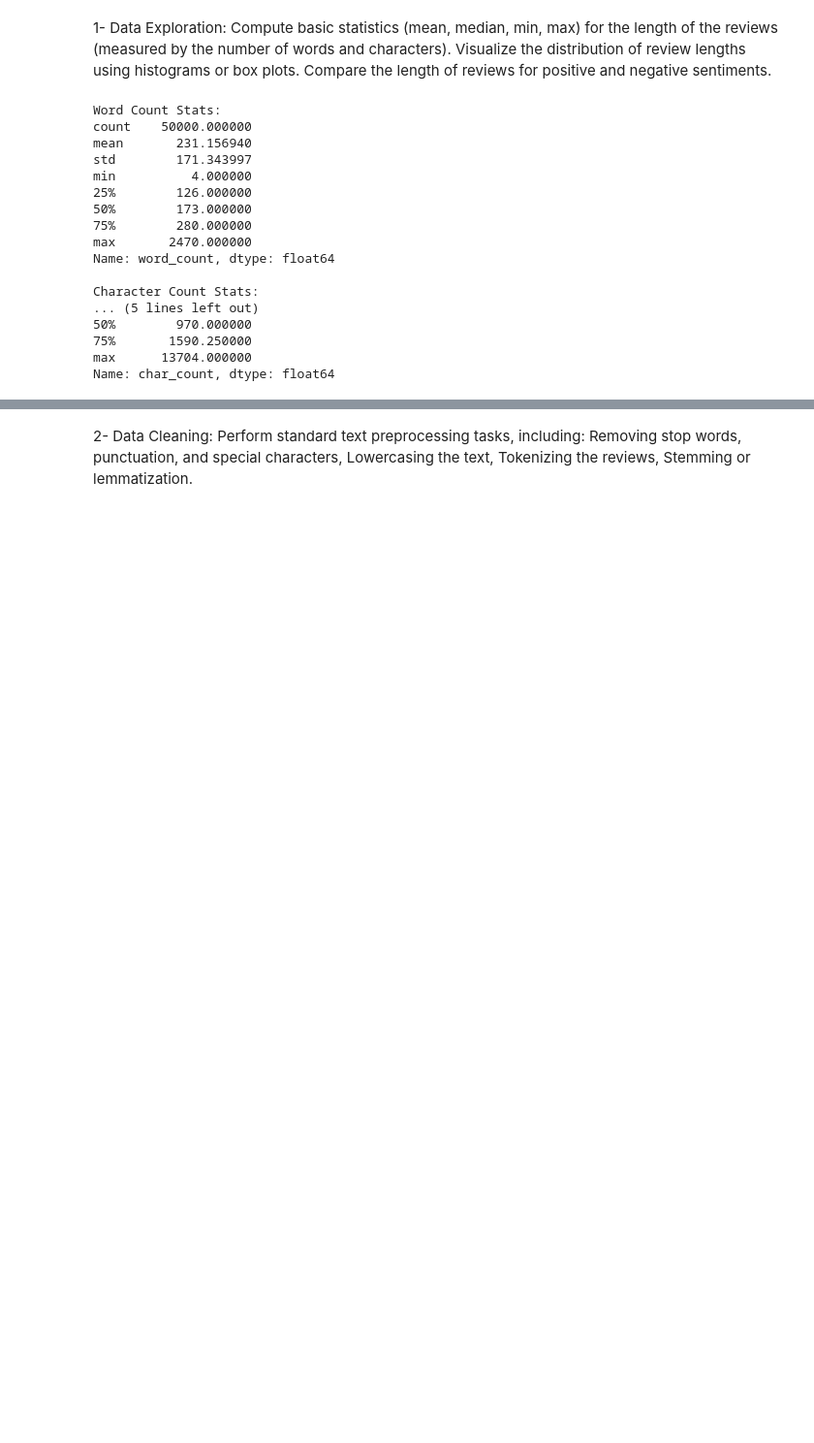
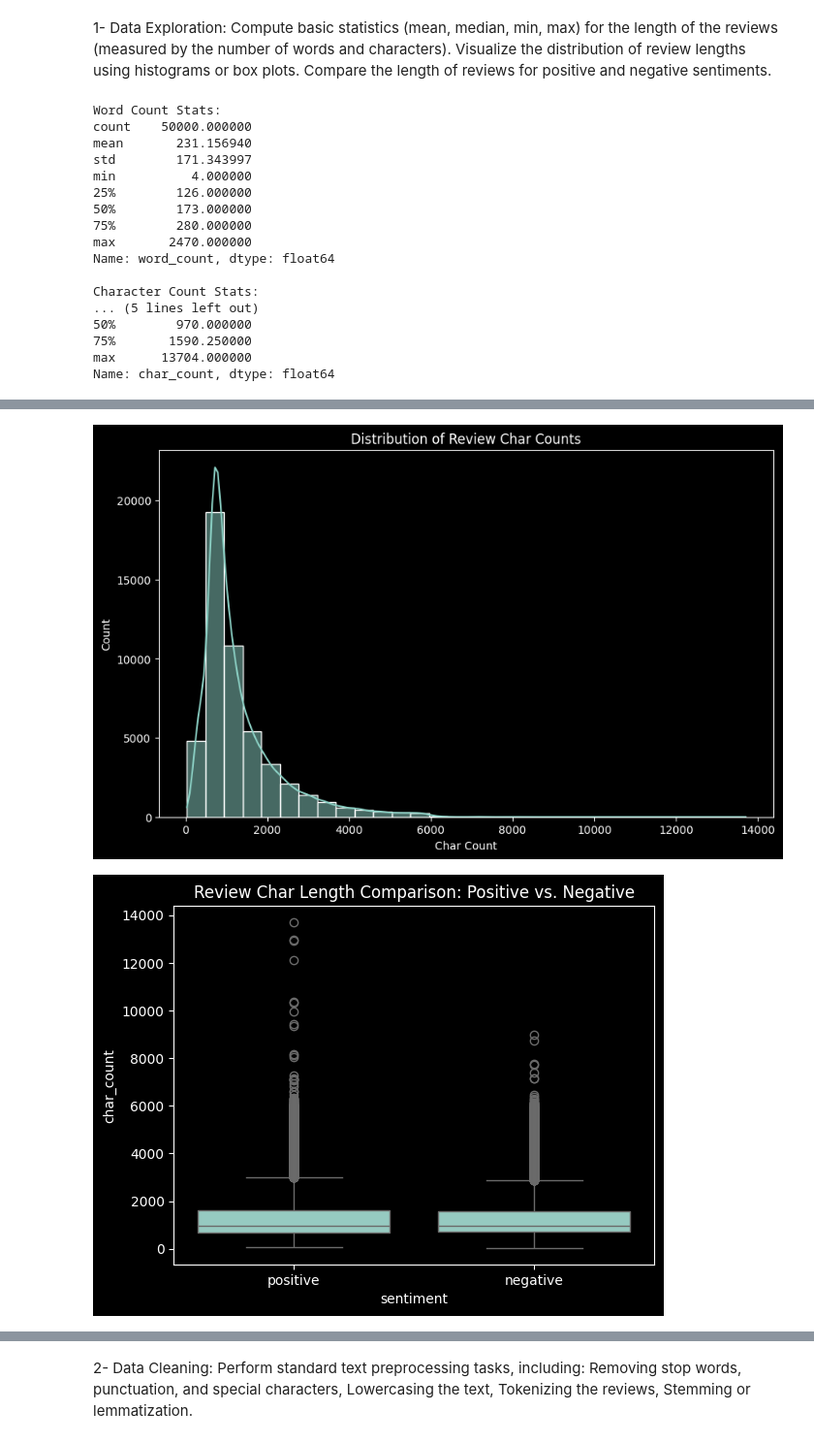
Before and after one commit to mkarayak24/NLPTM-IMDB_Sentiment_Analysis_Project, a Jupyter notebook: main.ipynb, the cells around one changed output, grey strips where cells are left out. Shown: that part at 97% size. Saved outputs shown, nothing was run; the diff lists cells and outputs as text; code cells hidden in the pictures; blank space fills up the shorter version.

```diff
--- a/main.ipynb
+++ b/main.ipynb
@@ -97,0 +101,15 @@ plt.show();
+# %%
+# Histograms for char count
+plt.figure(figsize=(10,6))
+sns.histplot(df['char_count'], bins=30, kde=True)
+plt.title('Distribution of Review Char Counts')
+plt.xlabel('Char Count')
+plt.show()
+
+# Box plot comparison for positive vs. negative reviews
+sns.boxplot(x='sentiment', y='char_count', data=df)
+plt.title('Review Char Length Comparison: Positive vs. Negative')
+plt.show();
+# %% [output]
+[figure, added]
+[figure, added]
```
Also changed, not shown: parts of 37 cells of this notebook.
